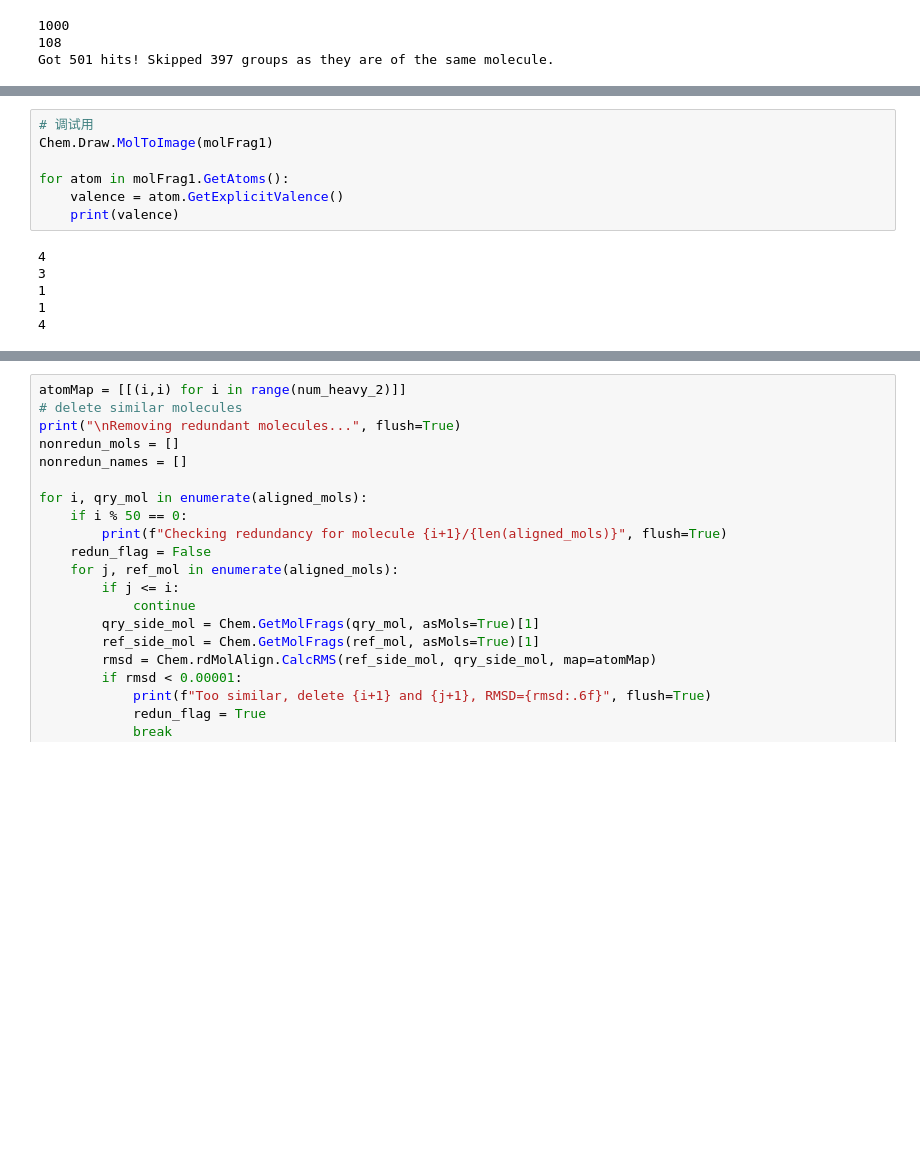
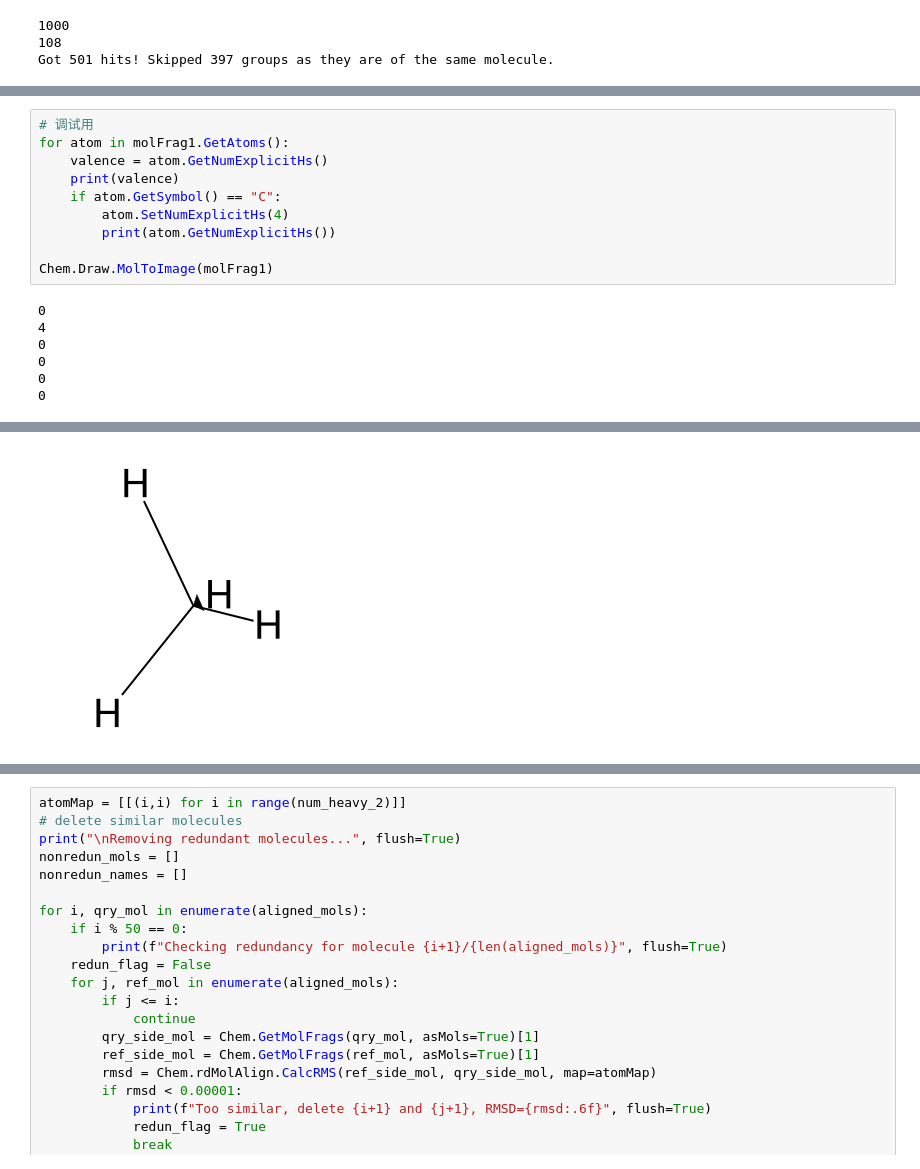
Before and after one commit to clasper0/nibs_internship, a Jupyter notebook: test.ipynb, the cells around one changed output, grey strips where cells are left out. Cells and saved outputs as stored; diff of their text form; blank space fills up the shorter version.

```diff
--- a/test.ipynb
+++ b/test.ipynb
@@ -465,13 +471,17 @@ C : (2.9198, 6.801, 0.95215)
 # %%
 # 调试用
+for atom in molFrag1.GetAtoms():
+    valence = atom.GetNumExplicitHs()
+    print(valence)
+    if atom.GetSymbol() == "C":
+        atom.SetNumExplicitHs(4)
+        print(atom.GetNumExplicitHs())
+
 Chem.Draw.MolToImage(molFrag1)
-
-for atom in molFrag1.GetAtoms():
-    valence = atom.GetExplicitValence()
-    print(valence)
 # %% [output]
+0
 4
-3
-1
-1
-4
+0
+0
+0
+0
@@ -482,0 +488 @@ for atom in molFrag1.GetAtoms():
+[figure, added]
```
Also changed, not shown: parts of 7 cells of this notebook, 1 other file.
